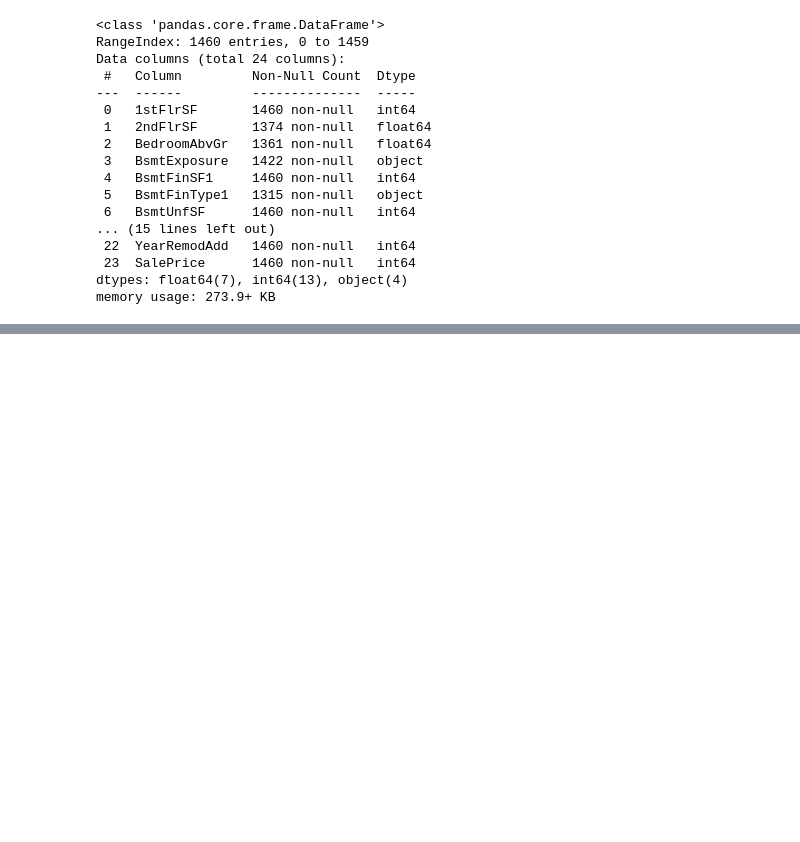
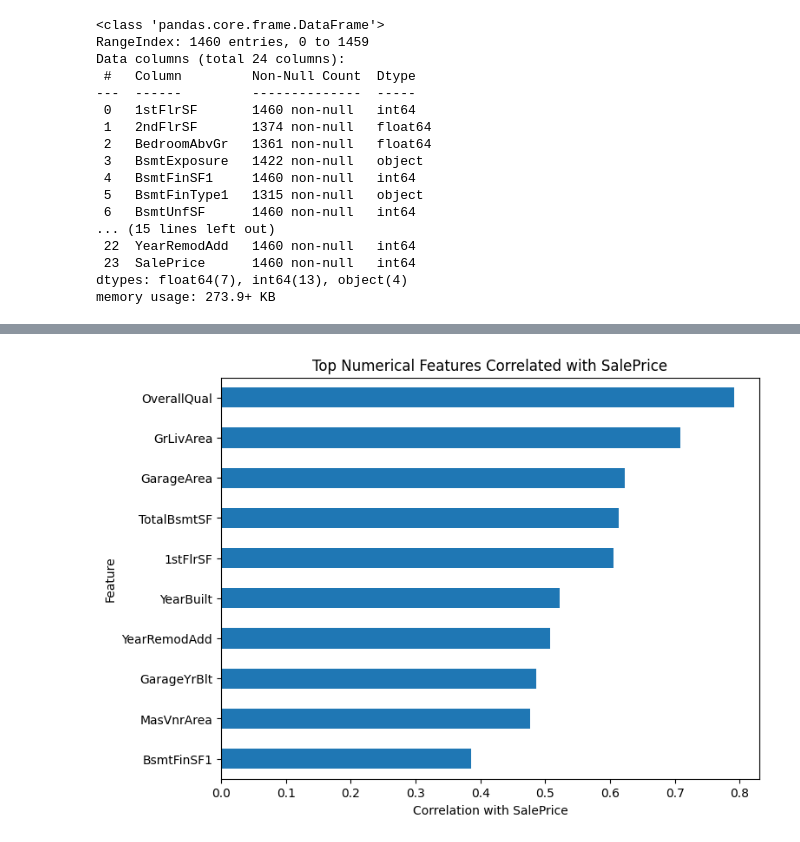
Before and after one commit to liepinaievaa-maker/heritage-housing-analysis, a Jupyter notebook: jupyter_notebooks/02_Data_Collection_And_Exploration.ipynb, the cells around one changed output, grey strips where cells are left out. Saved outputs shown, nothing was run; the diff lists cells and outputs as text; code cells hidden in the pictures; blank space fills up the shorter version.

```diff
--- a/jupyter_notebooks/02_Data_Collection_And_Exploration.ipynb
+++ b/jupyter_notebooks/02_Data_Collection_And_Exploration.ipynb
@@ -191,0 +267,8 @@ plt.show()
+# %%
+sale_price_correlation = (
+    numeric_df.corr()["SalePrice"]
+    .drop("SalePrice")
+    .sort_values(ascending=False)
+)
+
+sale_price_correlation
@@ -191,0 +296,18 @@ plt.show()
+# %%
+top_correlations = sale_price_correlation.head(10)
+
+plt.figure(figsize=(8, 6))
+
+top_correlations.sort_values().plot(
+    kind="barh"
+)
+
+plt.title("Top Numerical Features Correlated with SalePrice")
+plt.xlabel("Correlation with SalePrice")
+plt.ylabel("Feature")
+
+plt.savefig("outputs/plots/top_correlated_features.png")
+
+plt.show()
+# %% [output]
+[figure, added]
```
Also changed, not shown: parts of 56 cells of this notebook, 3 other files.
